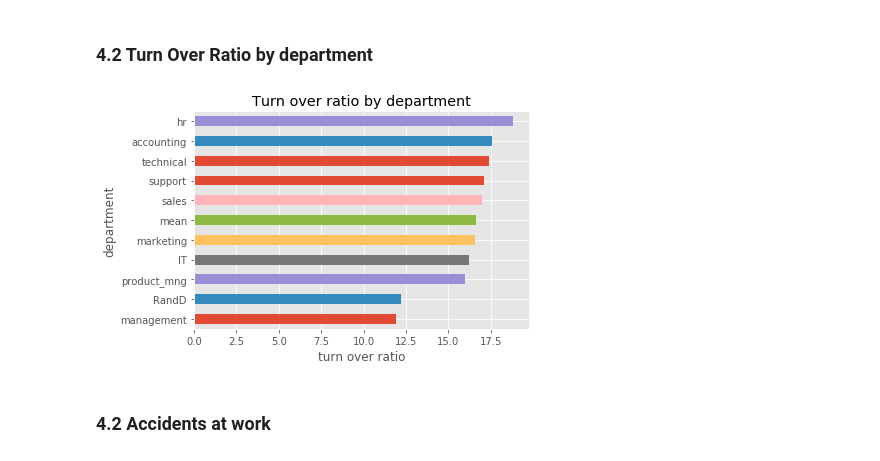
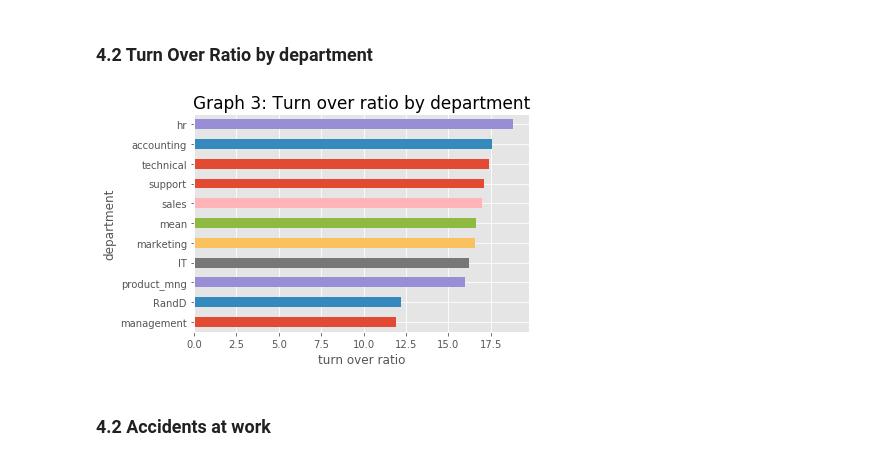
Before and after one commit to MariaGamero/TFM-ReasonsforEmployeeTurnover, a Jupyter notebook: Employee_retention.ipynb, the cells around one changed output. Cells and saved outputs as stored; diff of their text form; code cells hidden in the pictures.

```diff
--- a/Employee_retention.ipynb
+++ b/Employee_retention.ipynb
@@ -229,21 +229,21 @@ plt.show()
 # %%
 people_who_leave_by_department= people_who_leave.groupby('sales')['left'].count().sort_values(ascending=False)
 
 #Turnover ratio:
 TurnoverRatio_by_department= np.round((people_who_leave_by_department/total_employees_by_department)*100,decimals=1)
 
 #Let's include the turn over ratio of the company for comparisons between departments
 total_turnover_ratio = TurnoverRatio_by_department.append(pd.Series(turnover_ratio, index=['mean']))
 
 #graph
 total_turnover_ratio.sort_values().plot.barh()
 plt.plot(turnover_ratio)
 plt.xlabel('turn over ratio')
 plt.ylabel('department')
-plt.title('Turn over ratio by department')
+plt.title('Graph 3: Turn over ratio by department', fontsize= 17)
 plt.show()
 # %% [output]
-[figure, old version]
+[figure, new version]
 # %% [markdown]
 ### 4.2 Accidents at work
 # %%
```
Also changed, not shown: parts of 1 cell of this notebook.
